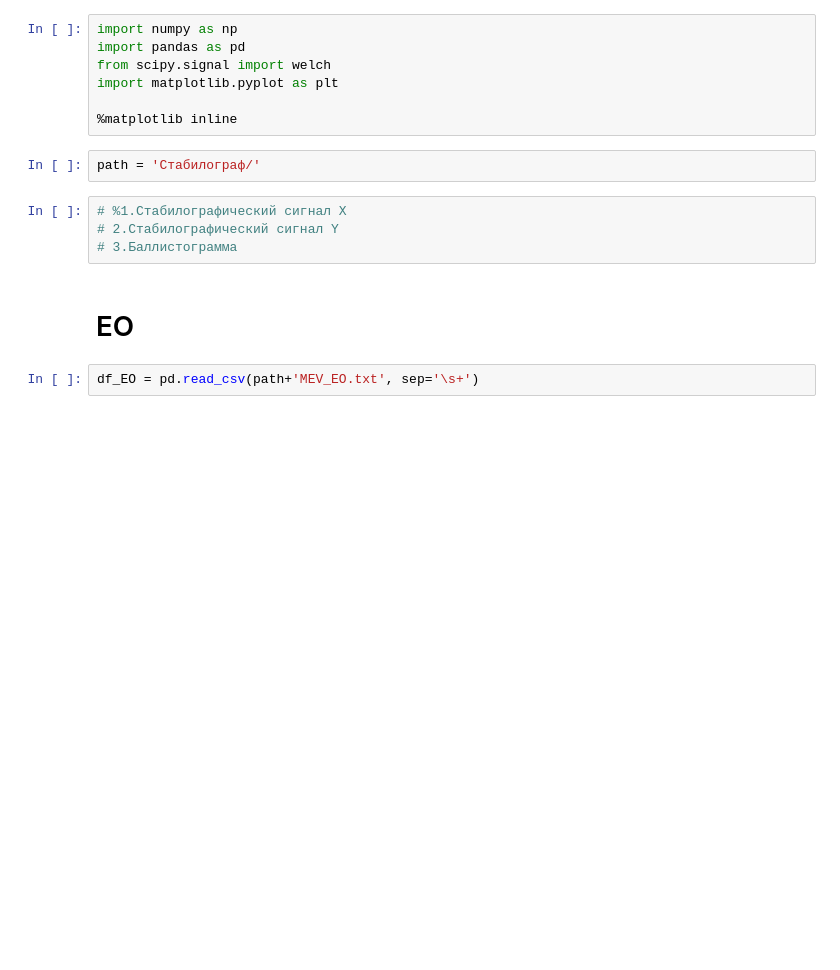
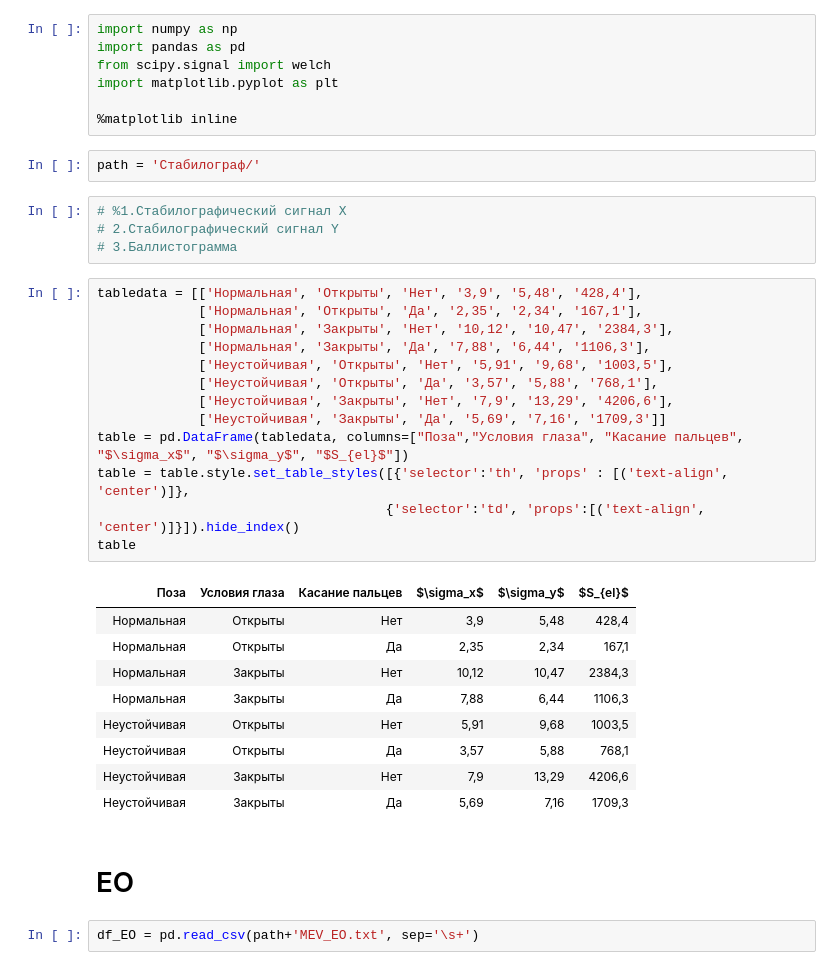
Before and after one commit to PumPums/practics, a Jupyter notebook: Stabilograf.ipynb, the cells around one changed output. Saved outputs shown, nothing was run; the diff lists cells and outputs as text; blank space fills up the shorter version.

```diff
--- a/Stabilograf.ipynb
+++ b/Stabilograf.ipynb
@@ -11,6 +11,29 @@ path = 'Стабилограф/'
 # %1.Cтабилографический сигнал X
 # 2.Cтабилографический сигнал Y
 # 3.Баллистограмма
+# %%
+tabledata = [['Нормальная', 'Открыты', 'Нет', '3,9', '5,48', '428,4'],
+             ['Нормальная', 'Открыты', 'Да', '2,35', '2,34', '167,1'],
+             ['Нормальная', 'Закрыты', 'Нет', '10,12', '10,47', '2384,3'],
+             ['Нормальная', 'Закрыты', 'Да', '7,88', '6,44', '1106,3'],
+             ['Неустойчивая', 'Открыты', 'Нет', '5,91', '9,68', '1003,5'],
+             ['Неустойчивая', 'Открыты', 'Да', '3,57', '5,88', '768,1'],
+             ['Неустойчивая', 'Закрыты', 'Нет', '7,9', '13,29', '4206,6'],
+             ['Неустойчивая', 'Закрыты', 'Да', '5,69', '7,16', '1709,3']]
+table = pd.DataFrame(tabledata, columns=["Поза","Условия глаза", "Касание пальцев", "$\sigma_x$", "$\sigma_y$", "$S_{el}$"])
+table = table.style.set_table_styles([{'selector':'th', 'props' : [('text-align', 'center')]},
+                                     {'selector':'td', 'props':[('text-align', 'center')]}]).hide_index()
+table
+# %% [output]
+| Поза | Условия глаза | Касание пальцев | $\sigma_x$ | $\sigma_y$ | $S_{el}$ |
+| Нормальная | Открыты | Нет | 3,9 | 5,48 | 428,4 |
+| Нормальная | Открыты | Да | 2,35 | 2,34 | 167,1 |
+| Нормальная | Закрыты | Нет | 10,12 | 10,47 | 2384,3 |
+| Нормальная | Закрыты | Да | 7,88 | 6,44 | 1106,3 |
+| Неустойчивая | Открыты | Нет | 5,91 | 9,68 | 1003,5 |
+| Неустойчивая | Открыты | Да | 3,57 | 5,88 | 768,1 |
+| Неустойчивая | Закрыты | Нет | 7,9 | 13,29 | 4206,6 |
+| Неустойчивая | Закрыты | Да | 5,69 | 7,16 | 1709,3 |
 # %% [markdown]
 # EO
 # %%
```
